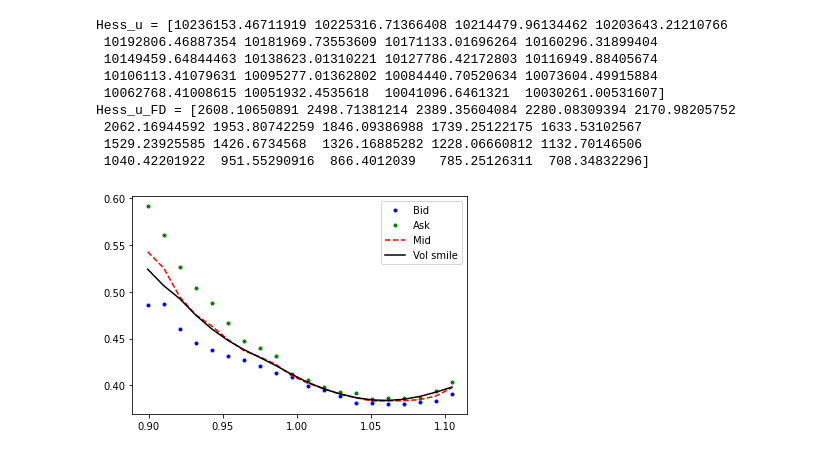
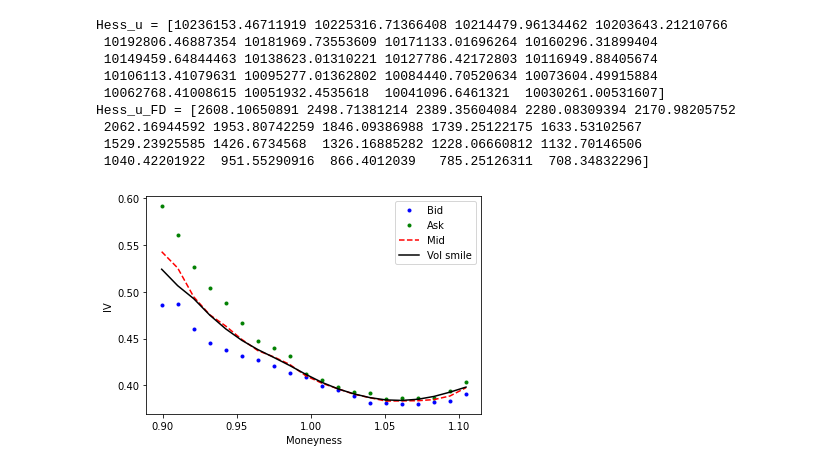
Before and after one commit to coolejungenhihi/volsurface_Sinkhorn, a Jupyter notebook: VolSurface_Sinkhorn.ipynb, the cells around one changed output. Saved outputs shown, nothing was run; the diff lists cells and outputs as text; code cells hidden in the pictures.

```diff
--- a/VolSurface_Sinkhorn.ipynb
+++ b/VolSurface_Sinkhorn.ipynb
@@ -215,11 +216,11 @@ def I_u_(theta,V,K,s1,K1,K2,delta_t,P1):
         #print(f'alpha = {alpha}')
         #print(f'sigma = {sigma}')
 
-        if (i == -1):
+        if i == -1:
             newPiece = np.exp(gamma) * I1(alpha,sigma,s1,K1,K[0])
-        if (i >= 0 and i < numK-1):
+        elif i >= 0 and i < numK-1:
             newPiece = np.exp(gamma) * I1(alpha,sigma,s1,K[i],K[i+1]) # Piecewise integration
-        if (i == numK-1):
+        else:
             newPiece = np.exp(gamma) * I1(alpha,sigma,s1,K[-1],K2)
 
         #print(f' i = {i}: newPiece = {newPiece}')
@@ -260,11 +261,11 @@ def I_h_0_(theta,V,K,s1,K1,K2,delta_t,P1):
         gamma = sum(V[:i+1]*K[:i+1]) - numK*(theta*S0)
 
         if (i == -1):
-            newPiece = np.exp(gamma) * (1/(2*np.sqrt(2*math.pi))) * I2(alpha,sigma,s1,K1,K[0])
+            newPiece = np.exp(gamma) * I_CONST * I2(alpha,sigma,s1,K1,K[0])
         if (i >= 0 and i < numK-1):
-            newPiece = np.exp(gamma) * (1/(2*np.sqrt(2*math.pi))) * I2(alpha,sigma,s1,K[i],K[i+1]) # Piecewise integration
+            newPiece = np.exp(gamma) * I_CONST * I2(alpha,sigma,s1,K[i],K[i+1]) # Piecewise integration
         if (i == numK-1):
-            newPiece = np.exp(gamma) * (1/(2*np.sqrt(2*math.pi))) * I2(alpha,sigma,s1,K[-1],K2)
+            newPiece = np.exp(gamma) * I_CONST * I2(alpha,sigma,s1,K[-1],K2)
 
         #print(f' i = {i}: newPiece = {newPiece}')
         totI += newPiece
@@ -288,14 +289,14 @@ if debug:
     print(I_h_0_(np.zeros(4),np.zeros(numK),K,S0,0,110,6/252,P1)) # theta can also be a list
 
 def I_h_0_grad_integrand(s,theta,V,K,s1,delta_t,P1):
-    return np.exp(-np.sum(V*np.maximum(s-K,0))+K.size*theta*(s-S0))*m0(s,s1,delta_t,P1)*(s-s1)*(s-s1)
+    return np.exp(-np.sum(V*np.maximum(s-K,0))+K.size*theta*(s-S0))*m0(s,s1,delta_t,P1)*(s-s1)**2
 
 def I_h_0_grad(theta,V,K,s1,K1,K2,delta_t,P1):
     return integrate.quad(I_h_0_grad_integrand,K1,K2,args=(theta,V,K,s1,delta_t,P1))[0]
 
 
 def I_h_0_hessian_integrand(s,theta,V,K,s1,sigma0,delta_t,P1):
-    return np.exp(-np.sum(V*np.maximum(s-K,0))+K.size*theta*(s-s1))*m0(s,s1,sigma0,delta_t,P1)*(s-s1)*(s-s1)*(s-s1)
+    return np.exp(-np.sum(V*np.maximum(s-K,0))+K.size*theta*(s-s1))*m0(s,s1,sigma0,delta_t,P1)*(s-s1)**3
 
 def I_h_0_hessian(theta,V,K,s1,K1,K2,sigma0,delta_t,P1):
     return integrate.quad(I_h_0_hessian_integrand,K1,K2,args=(theta,V,K,s1,sigma0,delta_t,P1))[0]
@@ -320,14 +321,13 @@ def I_Q_(h0,V,K,Q,s1,K1,K2,delta_t,P1):
     for i in range(-1,numK):
         alpha = -sum(V[:i+1]) + numK*h0
         gamma = sum(V[:i+1]*K[:i+1]) - numK*(h0*S0)
-        expgamma = np.exp(gamma)
 
         if (i == -1):
-            newPiece = expgamma * I_Q_CONST * I3(alpha,sigma,s1,Q,K[0],Q) * (K[0] >= Q)
+            newPiece = np.exp(gamma) * I_Q_CONST * I3(alpha,sigma,s1,Q,K[0],Q) * (K[0] >= Q)
         elif (i >= 0 and i < numK-1):
-            newPiece = expgamma * I_Q_CONST * I3(alpha,sigma,s1,np.maximum(Q,K[i]),K[i+1],Q) * (K[i+1] >= Q)
+            newPiece = np.exp(gamma) * I_Q_CONST * I3(alpha,sigma,s1,np.maximum(Q,K[i]),K[i+1],Q) * (K[i+1] >= Q)
         else:
-            newPiece = expgamma * I_Q_CONST * I3(alpha,sigma,s1,np.maximum(Q,K[-1]),K2,Q)
+            newPiece = np.exp(gamma) * I_Q_CONST * I3(alpha,sigma,s1,np.maximum(Q,K[-1]),K2,Q)
 
         #print(f' i = {i}: newPiece = {newPiece}')
         totI += newPiece
@@ -494,23 +494,24 @@ while np.linalg.norm(V-V_prev)/np.linalg.norm(V_prev) > 1e-5:
         print("----------")
 # %%
 n = numK
-c = np.zeros(n)
 xx = np.linspace(83, 102, n, endpoint = True)
-for i in range(n):
-    c[i] = I_Q_(h0,V,K,xx[i],S0,50,120,delta_t,P1)*np.exp(-u0)
+c = I_Q_(h0,V,K,xx,S0,50,120,delta_t,P1)*np.exp(-u0)
+#for i in range(n):
     # print(f'K={xx[i]}, C = {c[i]}')
 # %%
 # Plot data
 fig, ax = plt.subplots()
 T_ = 6/252
 ax.plot(np.array(C1['Strike/Spot']), np.array(iv(bid,K,T_,r,S0)), 'b.', label='Bid')
 ax.plot(np.array(C1['Strike/Spot']), np.array(iv(ask,K,T_,r,S0)), 'g.', label='Ask')
 ax.plot(np.array(C1['Strike/Spot']), np.array(iv(mid,K,T_,r,S0)), 'r--', label='Mid')
 v = np.zeros(n)
 for i in range(n):
     v[i] = iv(np.array([c[i]]), np.array([xx[i]]), T_, r, S0)
 ax.plot(xx / S0, v, 'k', label='Vol smile')
+ax.set_ylabel('IV')
+ax.set_xlabel('Moneyness')
 plt.legend()
 plt.show()
 # %% [output]
-[figure, old version]
+[figure, new version]
```
Also changed, not shown: parts of 3 cells of this notebook.
